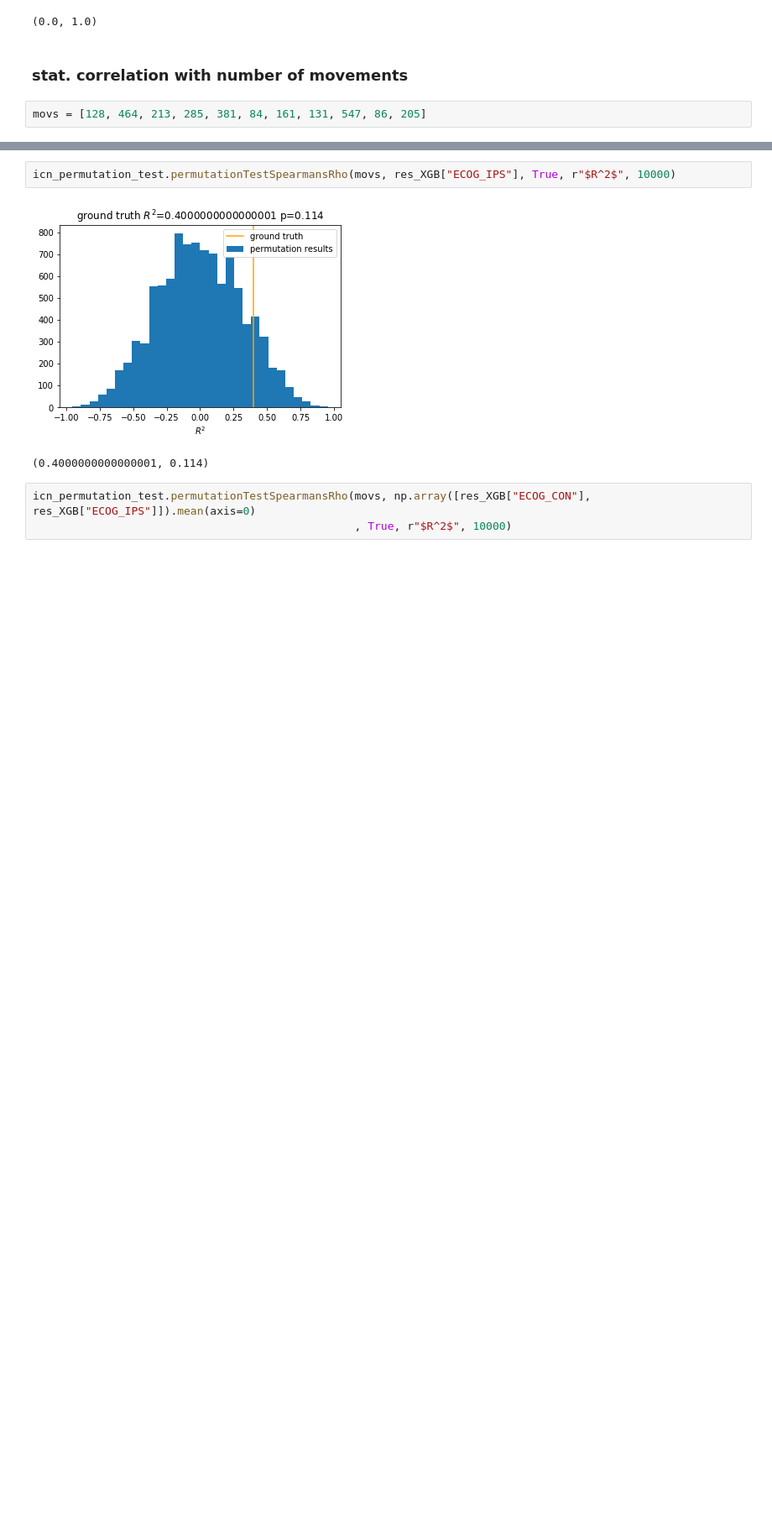
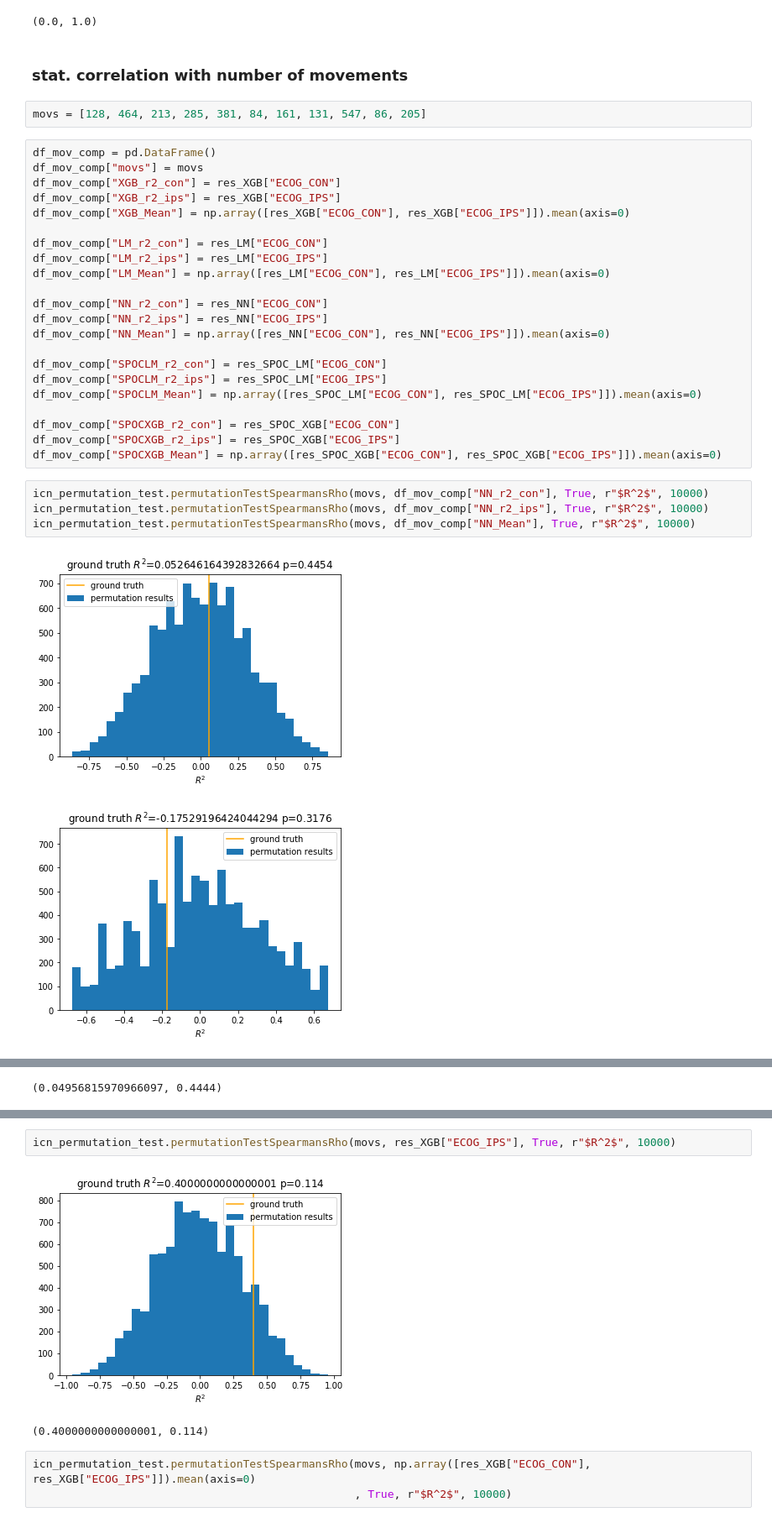
Before and after one commit to neuromodulation/icn, a Jupyter notebook: ECOG_vs_STN/Results_Analysis/stat_paper.ipynb, the cells around one changed output, grey strips where cells are left out. Shown at 84% size. Drawn from its saved outputs; the diff is of its cells as text; blank space fills up the shorter version.

```diff
--- a/ECOG_vs_STN/Results_Analysis/stat_paper.ipynb
+++ b/ECOG_vs_STN/Results_Analysis/stat_paper.ipynb
@@ -634,3 +634,32 @@ icn_permutation_test.permutationTest(res_XGB["STN_IPS"], res_XGB_t["STN_IPS"], T
 ### stat. correlation with number of movements
 # %%
 movs = [128, 464, 213, 285, 381, 84, 161, 131, 547, 86, 205]
+# %%
+df_mov_comp = pd.DataFrame()
+df_mov_comp["movs"] = movs
+df_mov_comp["XGB_r2_con"] = res_XGB["ECOG_CON"]
+df_mov_comp["XGB_r2_ips"] = res_XGB["ECOG_IPS"]
+df_mov_comp["XGB_Mean"] = np.array([res_XGB["ECOG_CON"], res_XGB["ECOG_IPS"]]).mean(axis=0)
+
+df_mov_comp["LM_r2_con"] = res_LM["ECOG_CON"]
+df_mov_comp["LM_r2_ips"] = res_LM["ECOG_IPS"]
+df_mov_comp["LM_Mean"] = np.array([res_LM["ECOG_CON"], res_LM["ECOG_IPS"]]).mean(axis=0)
+
+df_mov_comp["NN_r2_con"] = res_NN["ECOG_CON"]
+df_mov_comp["NN_r2_ips"] = res_NN["ECOG_IPS"]
+df_mov_comp["NN_Mean"] = np.array([res_NN["ECOG_CON"], res_NN["ECOG_IPS"]]).mean(axis=0)
+
+df_mov_comp["SPOCLM_r2_con"] = res_SPOC_LM["ECOG_CON"]
+df_mov_comp["SPOCLM_r2_ips"] = res_SPOC_LM["ECOG_IPS"]
+df_mov_comp["SPOCLM_Mean"] = np.array([res_SPOC_LM["ECOG_CON"], res_SPOC_LM["ECOG_IPS"]]).mean(axis=0)
+
+df_mov_comp["SPOCXGB_r2_con"] = res_SPOC_XGB["ECOG_CON"]
+df_mov_comp["SPOCXGB_r2_ips"] = res_SPOC_XGB["ECOG_IPS"]
+df_mov_comp["SPOCXGB_Mean"] = np.array([res_SPOC_XGB["ECOG_CON"], res_SPOC_XGB["ECOG_IPS"]]).mean(axis=0)
+# %%
+icn_permutation_test.permutationTestSpearmansRho(movs, df_mov_comp["NN_r2_con"], True, r"$R^2$", 10000)
+icn_permutation_test.permutationTestSpearmansRho(movs, df_mov_comp["NN_r2_ips"], True, r"$R^2$", 10000)
+icn_permutation_test.permutationTestSpearmansRho(movs, df_mov_comp["NN_Mean"], True, r"$R^2$", 10000)
+# %% [output]
+[figure, added]
+[figure, added]
@@ -636,0 +667 @@ movs = [128, 464, 213, 285, 381, 84, 161, 131, 547, 86, 205]
+(0.04956815970966097, 0.4444)
```
Also changed, not shown: parts of 25 cells of this notebook, 7 other files.
